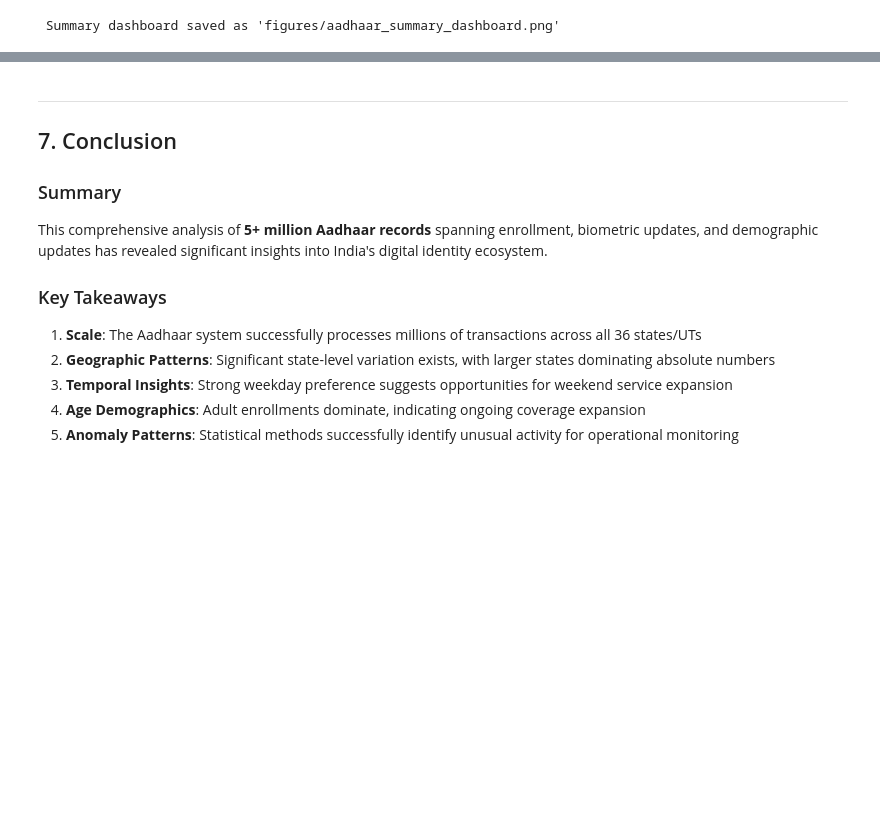
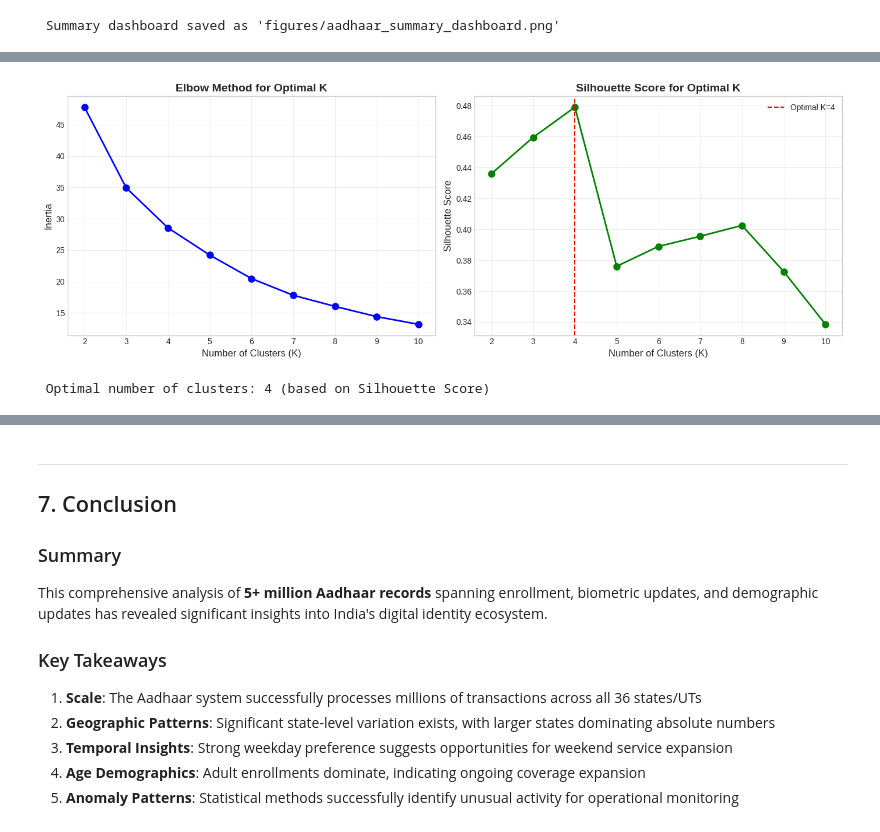
Before and after one commit to XAheli/UIDAI, a Jupyter notebook: Analysis/aadhaar_societal_trends_analysis.ipynb, the cells around one changed output, grey strips where cells are left out. Drawn from its saved outputs; the diff is of its cells as text; code cells hidden in the pictures; blank space fills up the shorter version.

```diff
--- a/Analysis/aadhaar_societal_trends_analysis.ipynb
+++ b/Analysis/aadhaar_societal_trends_analysis.ipynb
@@ -1510,0 +2229,63 @@ print("\n Summary dashboard saved as 'figures/aadhaar_summary_dashboard.png'")
+# %%
+# ============================================
+# 8.2: K-MEANS CLUSTERING FOR DISTRICT SEGMENTATION
+# ============================================
+
+# Features for clustering
+cluster_features = ['total_enroll', 'enroll_per_pincode', 'child_ratio', 'adult_ratio', 'num_pincodes']
+
+# Prepare data
+X_cluster = district_data[cluster_features].copy()
+
+# Handle any missing values
+X_cluster = X_cluster.fillna(X_cluster.median())
+
+# Scale features
+scaler_cluster = MinMaxScaler()
+X_scaled = scaler_cluster.fit_transform(X_cluster)
+
+# Find optimal number of clusters using Elbow Method and Silhouette Score
+from sklearn.metrics import silhouette_score
+
+K_range = range(2, 11)
+inertias = []
+silhouette_scores = []
+
+for k in K_range:
+    kmeans = KMeans(n_clusters=k, random_state=42, n_init=10)
+    kmeans.fit(X_scaled)
+    inertias.append(kmeans.inertia_)
+    silhouette_scores.append(silhouette_score(X_scaled, kmeans.labels_))
+
+# Plot Elbow and Silhouette
+fig, axes = plt.subplots(1, 2, figsize=(14, 5))
+
+# Elbow Plot
+ax1 = axes[0]
+ax1.plot(K_range, inertias, 'bo-', linewidth=2, markersize=8)
+ax1.set_xlabel('Number of Clusters (K)')
+ax1.set_ylabel('Inertia')
+ax1.set_title('Elbow Method for Optimal K', fontsize=14, fontweight='bold')
+ax1.grid(True, alpha=0.3)
+
+# Silhouette Plot
+ax2 = axes[1]
+ax2.plot(K_range, silhouette_scores, 'go-', linewidth=2, markersize=8)
+ax2.set_xlabel('Number of Clusters (K)')
+ax2.set_ylabel('Silhouette Score')
+ax2.set_title('Silhouette Score for Optimal K', fontsize=14, fontweight='bold')
+ax2.grid(True, alpha=0.3)
+
+# Mark optimal K
+optimal_k = K_range[np.argmax(silhouette_scores)]
+ax2.axvline(x=optimal_k, color='red', linestyle='--', label=f'Optimal K={optimal_k}')
+ax2.legend()
+
+plt.tight_layout()
+plt.savefig('figures/cluster_optimization.png', dpi=150, bbox_inches='tight', facecolor='white')
+plt.show()
+
+print(f"\n Optimal number of clusters: {optimal_k} (based on Silhouette Score)")
+# %% [output]
+[figure, added]
+ Optimal number of clusters: 4 (based on Silhouette Score)
```
Also changed, not shown: parts of 17 cells of this notebook, 6 other files.
